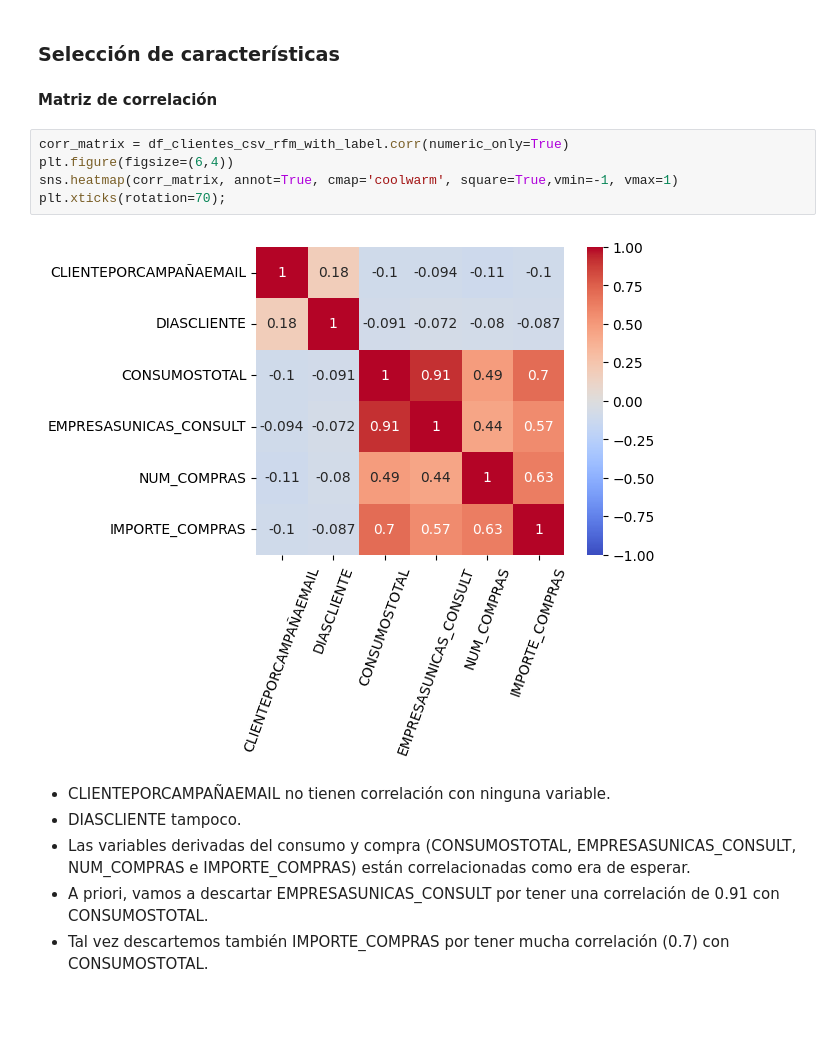
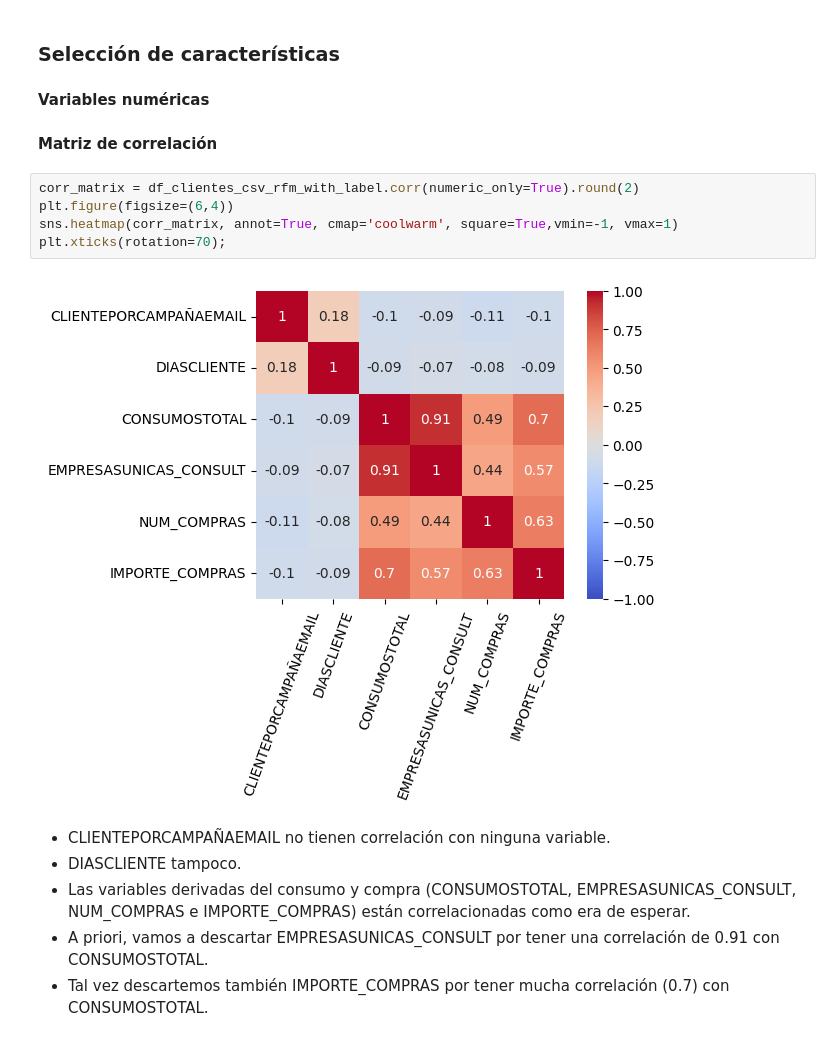
Before and after one commit to cperezh/segmentacion_clientes, a Jupyter notebook: M4 Desarrollo.ipynb, the cells around one changed output. Saved outputs shown, nothing was run; the diff lists cells and outputs as text; blank space fills up the shorter version.

Commit message:
WIP seleccion de variables categoricas

```diff
--- a/M4 Desarrollo.ipynb
+++ b/M4 Desarrollo.ipynb
@@ -1234,15 +1237,17 @@ df_ventas_csv.set_index("ID").join(df_rfm,how="inner").groupby("ID").agg(total_i
 - Encaja perfectamente.
 # %% [markdown]
 ### Selección de características
+# %% [markdown]
+**Variables numéricas**
 # %% [markdown]
 **Matriz de correlación**
 # %%
-corr_matrix = df_clientes_csv_rfm_with_label.corr(numeric_only=True)
+corr_matrix = df_clientes_csv_rfm_with_label.corr(numeric_only=True).round(2)
 plt.figure(figsize=(6,4))
 sns.heatmap(corr_matrix, annot=True, cmap='coolwarm', square=True,vmin=-1, vmax=1)
 plt.xticks(rotation=70);
 # %% [output]
-[figure, old version]
+[figure, new version]
 # %% [markdown]
 - CLIENTEPORCAMPAÑAEMAIL no tienen correlación con ninguna variable.
 - DIASCLIENTE tampoco.
```
Also changed, not shown: parts of 15 cells of this notebook.
